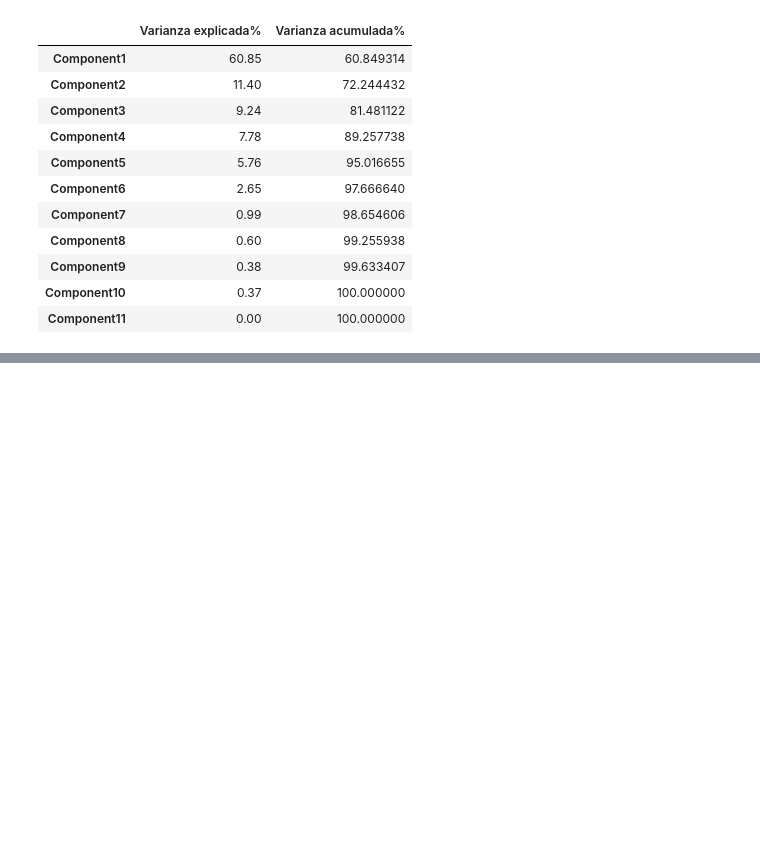
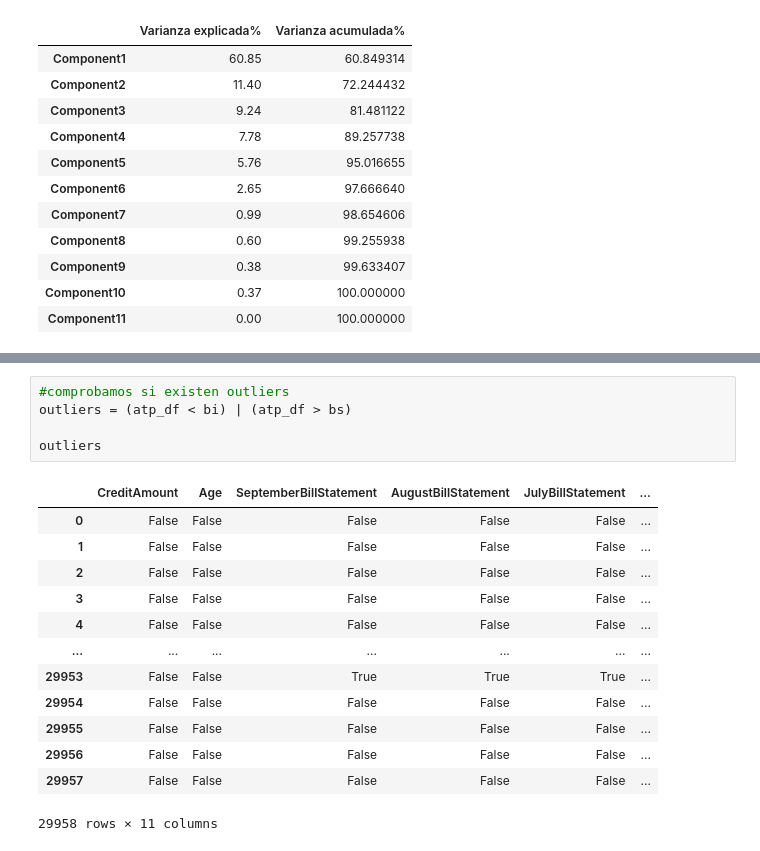
Before and after one commit to PosgradoMNA/actividades-del-projecto-equipo-51, a Jupyter notebook: Módulo_4_Actividad--4.ipynb, the cells around one changed output, grey strips where cells are left out. Cells and saved outputs as stored; diff of their text form; blank space fills up the shorter version.

```diff
--- a/Módulo_4_Actividad--4.ipynb
+++ b/Módulo_4_Actividad--4.ipynb
@@ -348,0 +448,19 @@ pd.DataFrame({
+# %%
+#comprobamos si existen outliers
+outliers = (atp_df < bi) | (atp_df > bs)
+
+outliers
+# %% [output]
+|  | CreditAmount | Age | SeptemberBillStatement | AugustBillStatement | JulyBillStatement | ... |
+| 0 | False | False | False | False | False | ... |
+| 1 | False | False | False | False | False | ... |
+| 2 | False | False | False | False | False | ... |
+| 3 | False | False | False | False | False | ... |
+| 4 | False | False | False | False | False | ... |
+| ... | ... | ... | ... | ... | ... | ... |
+| 29953 | False | False | True | True | True | ... |
+| 29954 | False | False | False | False | False | ... |
+| 29955 | False | False | False | False | False | ... |
+| 29956 | False | False | False | False | False | ... |
+| 29957 | False | False | False | False | False | ... |
+29958 rows × 11 columns
```
Also changed, not shown: parts of 11 cells of this notebook.
